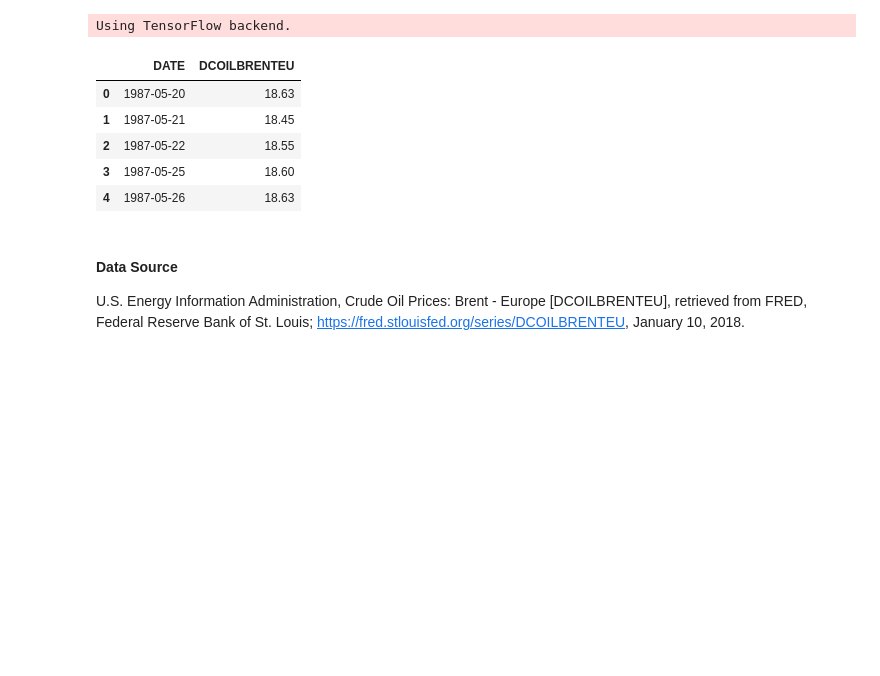
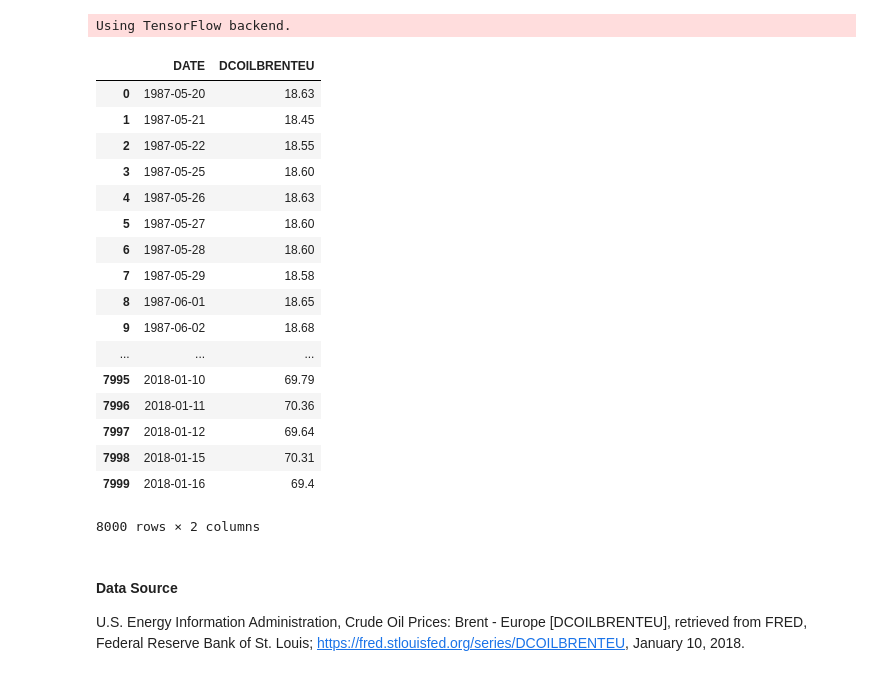
Before and after one commit to MUmarAmanat/MLWithKeras, a Jupyter notebook: LSTMForCrudeOilPricePrediction.ipynb, the cells around one changed output. Saved outputs shown, nothing was run; the diff lists cells and outputs as text; code cells hidden in the pictures; blank space fills up the shorter version.

Commit message:
updated lstm notebook for crude oil

```diff
--- a/LSTMForCrudeOilPricePrediction.ipynb
+++ b/LSTMForCrudeOilPricePrediction.ipynb
@@ -8,46 +8,28 @@ from keras.preprocessing import sequence
 from keras.models import load_model
 # %% [output]
 Using TensorFlow backend.
-# %%
-from io import StringIO
-import requests
-import json
-import pandas as pd
-import matplotlib.pyplot as plt
-
-# @hidden_cell
-# This function accesses a file in your Object Storage. The definition contains your credentials.
-# You might want to remove those credentials before you share your notebook.
-def get_object_storage_file_with_credentials_d3bd5b94a9334de59a55a7fed2bedeaa(container, filename):
-    """This functions returns a StringIO object containing
-    the file content from Bluemix Object Storage."""
-
-    url1 = ''.join(['https://identity.open.softlayer.com', '/v3/auth/tokens'])
-    data = {'auth': {'identity': {'methods': ['password'],
-            'password': {'user': {'name': 'member_adcb54bd899a7e39e31582bccad1577f68f1992f','domain': {'id': '4619da2fa8524beda11c89d2d1969c5b'},
-            'password': 'P*/m8,!#7s6H9poz'}}}}}
-    headers1 = {'Content-Type': 'application/json'}
-    resp1 = requests.post(url=url1, data=json.dumps(data), headers=headers1)
-    resp1_body = resp1.json()
-    for e1 in resp1_body['token']['catalog']:
-        if(e1['type']=='object-store'):
-            for e2 in e1['endpoints']:
-                        if(e2['interface']=='public'and e2['region']=='dallas'):
-                            url2 = ''.join([e2['url'],'/', container, '/', filename])
-    s_subject_token = resp1.headers['x-subject-token']
-    headers2 = {'X-Auth-Token': s_subject_token, 'accept': 'application/json'}
-    resp2 = requests.get(url=url2, headers=headers2)
-    return StringIO(resp2.text)
-
-df_data_1 = pd.read_csv(get_object_storage_file_with_credentials_d3bd5b94a9334de59a55a7fed2bedeaa('courseraai', 'DCOILBRENTEU.csv'))
-df_data_1.head()
-# %% [output]
-|  | DATE | DCOILBRENTEU |
-| 0 | 1987-05-20 | 18.63 |
-| 1 | 1987-05-21 | 18.45 |
-| 2 | 1987-05-22 | 18.55 |
-| 3 | 1987-05-25 | 18.60 |
-| 4 | 1987-05-26 | 18.63 |
+# %%
+df_data_1 = pd.read_csv('crude_oil.csv')
+df_data_1
+# %% [output]
+|  | DATE | DCOILBRENTEU |
+| 0 | 1987-05-20 | 18.63 |
+| 1 | 1987-05-21 | 18.45 |
+| 2 | 1987-05-22 | 18.55 |
+| 3 | 1987-05-25 | 18.60 |
+| 4 | 1987-05-26 | 18.63 |
+| 5 | 1987-05-27 | 18.60 |
+| 6 | 1987-05-28 | 18.60 |
+| 7 | 1987-05-29 | 18.58 |
+| 8 | 1987-06-01 | 18.65 |
+| 9 | 1987-06-02 | 18.68 |
+| ... | ... | ... |
+| 7995 | 2018-01-10 | 69.79 |
+| 7996 | 2018-01-11 | 70.36 |
+| 7997 | 2018-01-12 | 69.64 |
+| 7998 | 2018-01-15 | 70.31 |
+| 7999 | 2018-01-16 | 69.4 |
+8000 rows × 2 columns
 # %% [markdown]
 #### Data Source
 U.S. Energy Information Administration, Crude Oil Prices: Brent - Europe [DCOILBRENTEU], retrieved from FRED, Federal Reserve Bank of St. Louis; https://fred.stlouisfed.org/series/DCOILBRENTEU, January 10, 2018.
```
